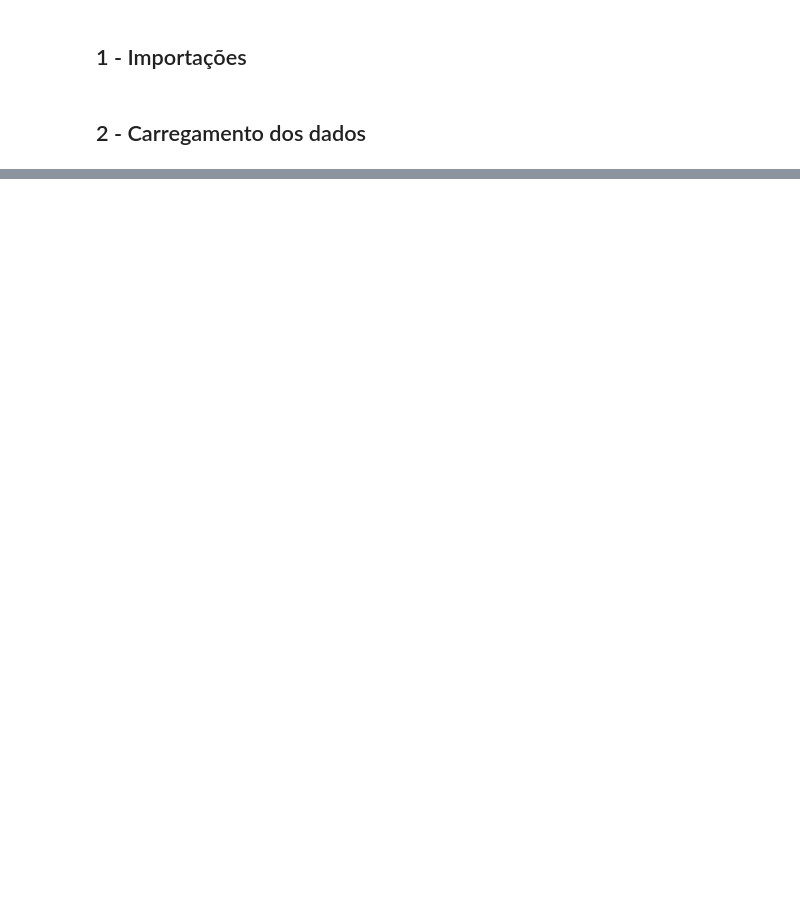
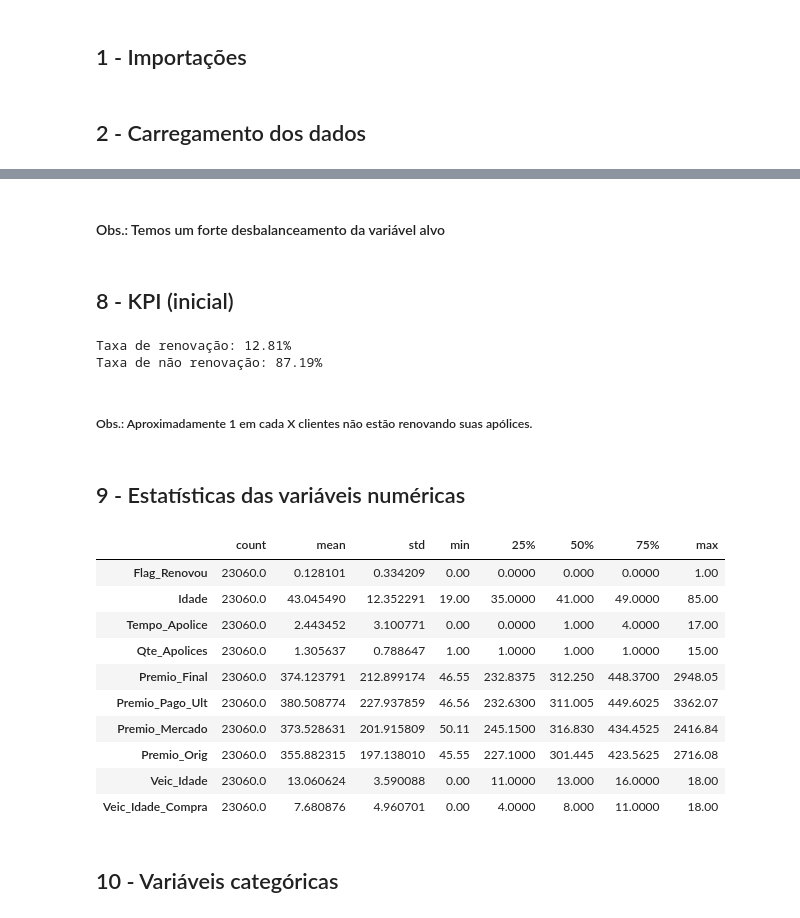
Before and after one commit to grazimartins/insurance-renewal-analytics, a Jupyter notebook: notebooks/01_entendimento_dos_dados.ipynb, the cells around one changed output, grey strips where cells are left out. Cells and saved outputs as stored; diff of their text form; code cells hidden in the pictures; blank space fills up the shorter version.

```diff
--- a/notebooks/01_entendimento_dos_dados.ipynb
+++ b/notebooks/01_entendimento_dos_dados.ipynb
@@ -19,0 +128,32 @@ ImportError: `Import openpyxl` failed.  Use pip or conda to install the openpyxl
+# %% [markdown]
+#### Obs.: Temos um forte desbalanceamento da variável alvo
+# %% [markdown]
+## 8 - KPI (inicial)
+# %%
+taxa_renovacao = df["Flag_Renovou"].mean()
+
+print(f"Taxa de renovação: {taxa_renovacao:.2%}")
+print(f"Taxa de não renovação: {1 - taxa_renovacao:.2%}")
+# %% [output]
+Taxa de renovação: 12.81%
+Taxa de não renovação: 87.19%
+# %% [markdown]
+##### Obs.: Aproximadamente 1 em cada X clientes não estão renovando suas apólices.
+# %% [markdown]
+## 9 - Estatísticas das variáveis numéricas
+# %%
+df.describe().T
+# %% [output]
+|  | count | mean | std | min | 25% | 50% | 75% | max |
+| Flag_Renovou | 23060.0 | 0.128101 | 0.334209 | 0.00 | 0.0000 | 0.000 | 0.0000 | 1.00 |
+| Idade | 23060.0 | 43.045490 | 12.352291 | 19.00 | 35.0000 | 41.000 | 49.0000 | 85.00 |
+| Tempo_Apolice | 23060.0 | 2.443452 | 3.100771 | 0.00 | 0.0000 | 1.000 | 4.0000 | 17.00 |
+| Qte_Apolices | 23060.0 | 1.305637 | 0.788647 | 1.00 | 1.0000 | 1.000 | 1.0000 | 15.00 |
+| Premio_Final | 23060.0 | 374.123791 | 212.899174 | 46.55 | 232.8375 | 312.250 | 448.3700 | 2948.05 |
+| Premio_Pago_Ult | 23060.0 | 380.508774 | 227.937859 | 46.56 | 232.6300 | 311.005 | 449.6025 | 3362.07 |
+| Premio_Mercado | 23060.0 | 373.528631 | 201.915809 | 50.11 | 245.1500 | 316.830 | 434.4525 | 2416.84 |
+| Premio_Orig | 23060.0 | 355.882315 | 197.138010 | 45.55 | 227.1000 | 301.445 | 423.5625 | 2716.08 |
+| Veic_Idade | 23060.0 | 13.060624 | 3.590088 | 0.00 | 11.0000 | 13.000 | 16.0000 | 18.00 |
+| Veic_Idade_Compra | 23060.0 | 7.680876 | 4.960701 | 0.00 | 4.0000 | 8.000 | 11.0000 | 18.00 |
+# %% [markdown]
+## 10 - Variáveis categóricas
```
Also changed, not shown: parts of 24 cells of this notebook.
